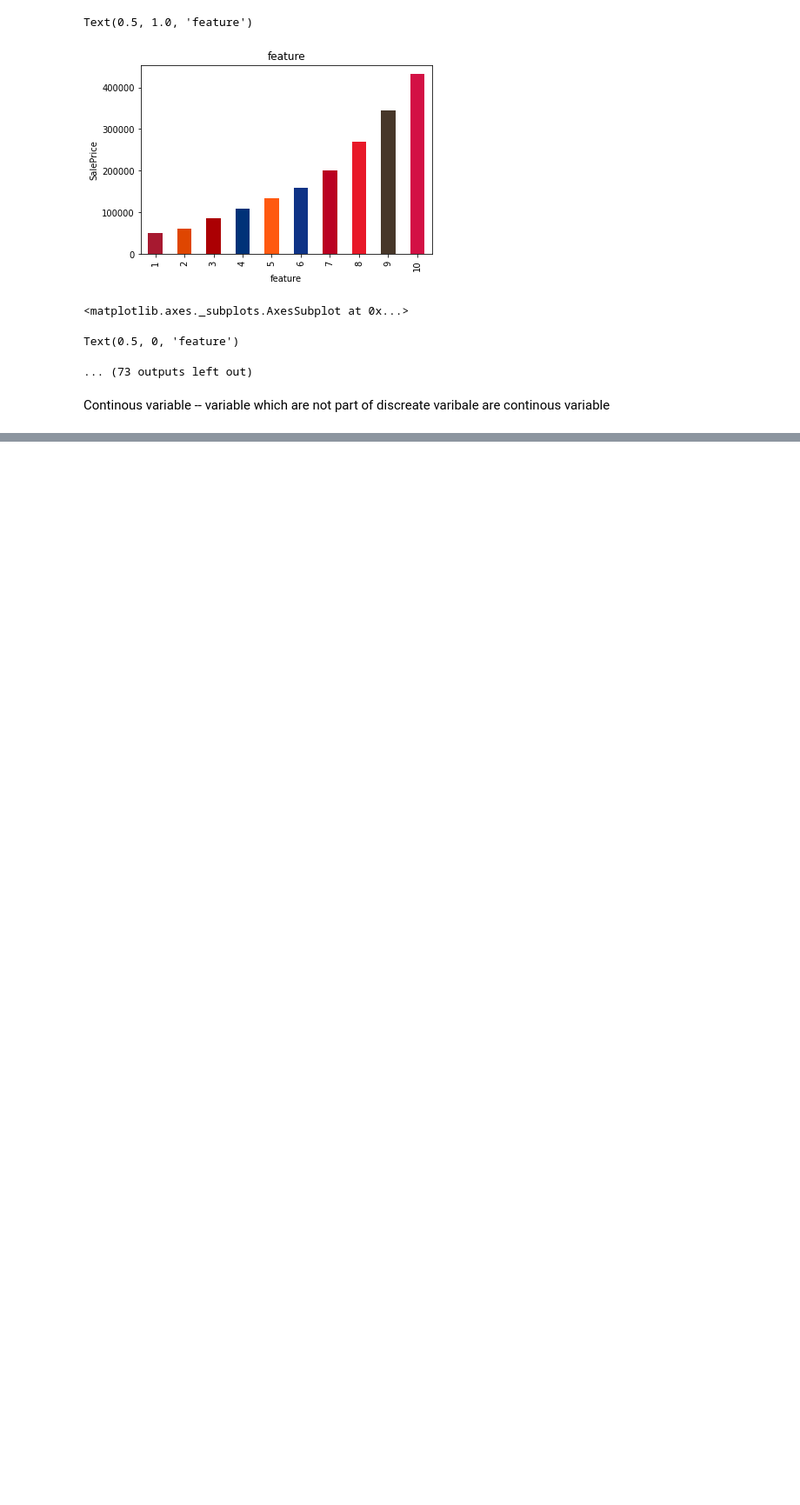
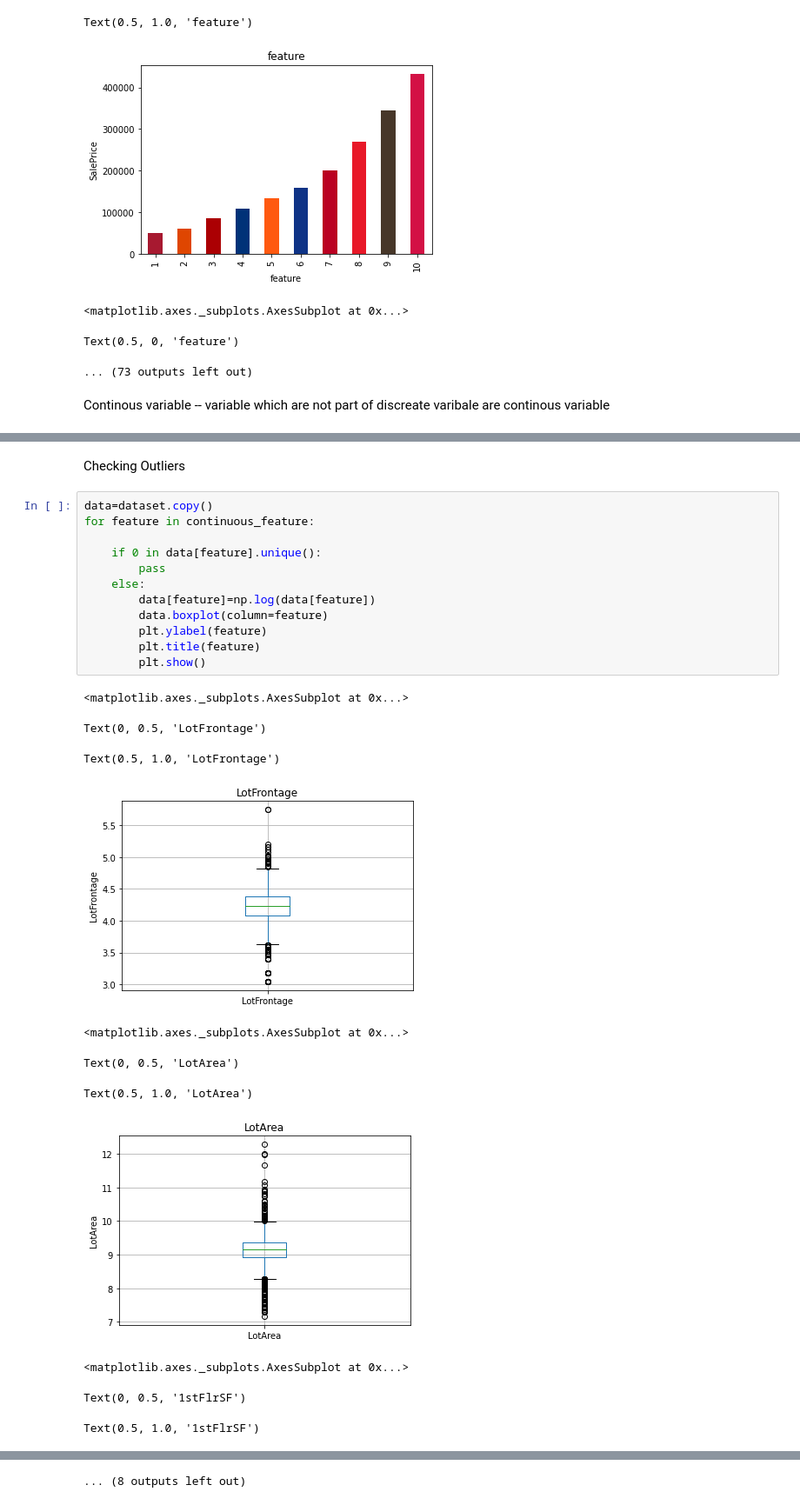
Before and after one commit to Pritesh-25/MachineLearning, a Jupyter notebook: AdvancedHousePrediction.ipynb, the cells around one changed output, grey strips where cells are left out. Shown at 87% size. Cells and saved outputs as stored; diff of their text form; blank space fills up the shorter version.

```diff
--- a/AdvancedHousePrediction.ipynb
+++ b/AdvancedHousePrediction.ipynb
@@ -308,0 +341,26 @@ Text(0.5, 0, 'MasVnrArea')
+# %% [markdown]
+Checking Outliers
+# %%
+data=dataset.copy()
+for feature in continuous_feature:
+
+    if 0 in data[feature].unique():
+        pass
+    else:
+        data[feature]=np.log(data[feature])
+        data.boxplot(column=feature)
+        plt.ylabel(feature)
+        plt.title(feature)
+        plt.show()
+# %% [output]
+<matplotlib.axes._subplots.AxesSubplot at 0x...>
+Text(0, 0.5, 'LotFrontage')
+Text(0.5, 1.0, 'LotFrontage')
+[figure, added]
+<matplotlib.axes._subplots.AxesSubplot at 0x...>
+Text(0, 0.5, 'LotArea')
+Text(0.5, 1.0, 'LotArea')
+[figure, added]
+<matplotlib.axes._subplots.AxesSubplot at 0x...>
+Text(0, 0.5, '1stFlrSF')
+Text(0.5, 1.0, '1stFlrSF')
@@ -308,0 +368 @@ Text(0.5, 0, 'MasVnrArea')
+... (8 outputs left out)
```
Also changed, not shown: parts of 11 cells of this notebook.
